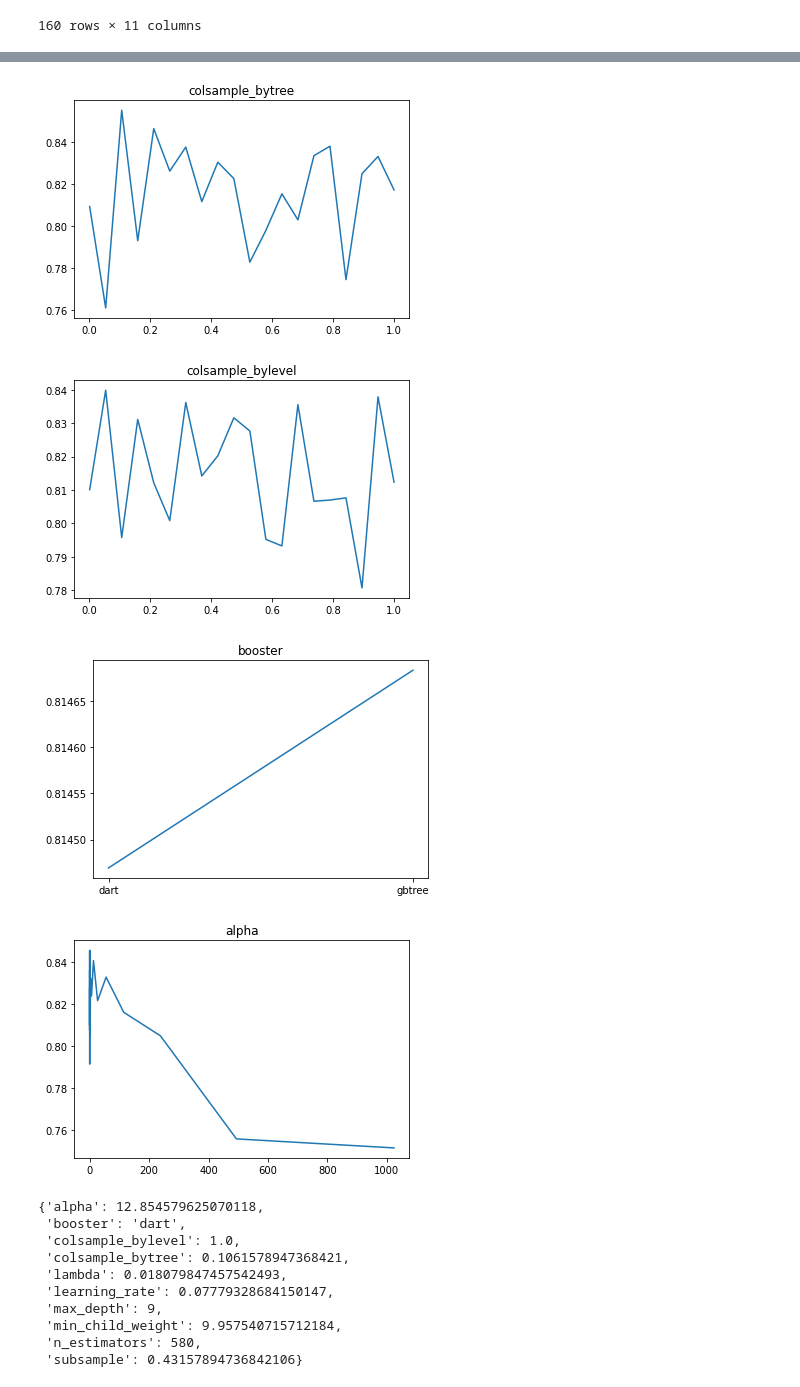
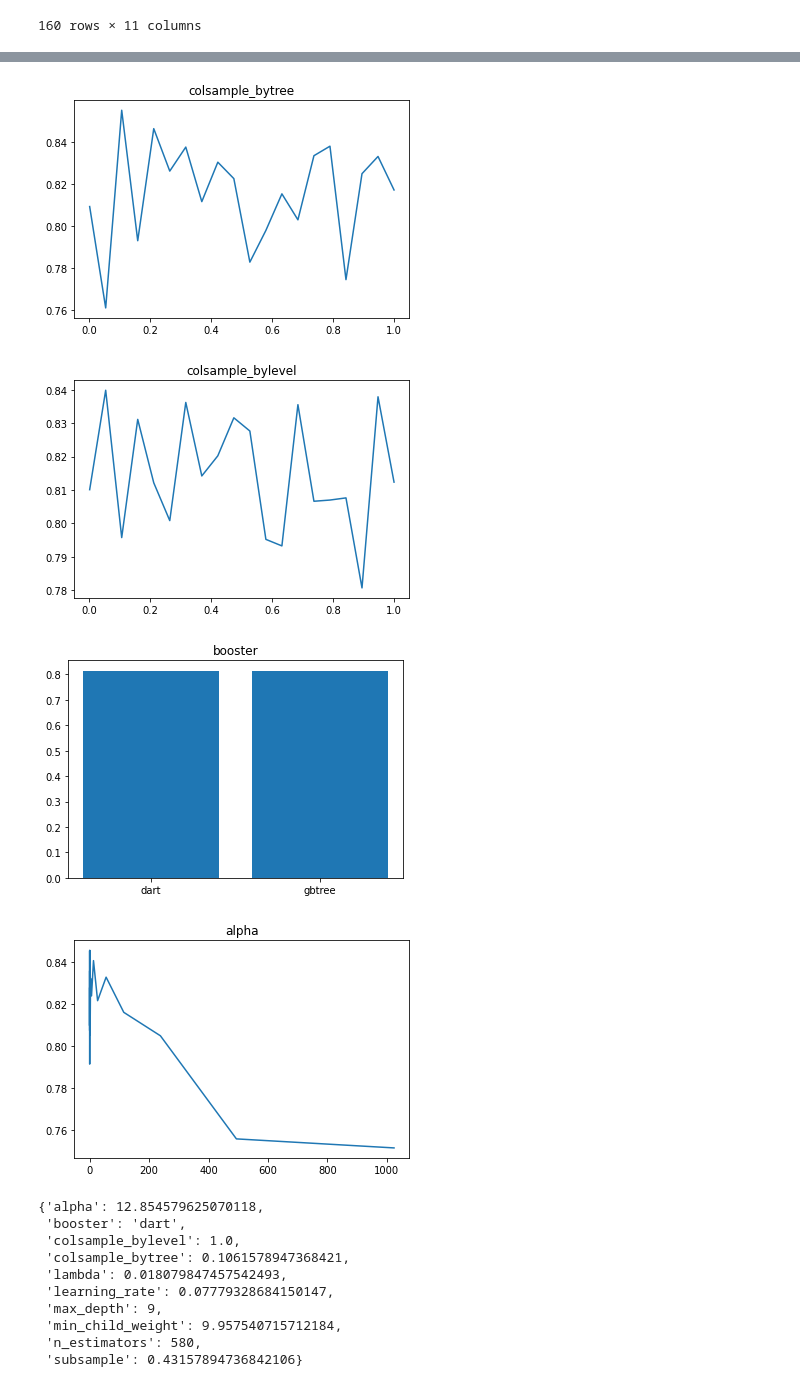
Before and after one commit to adrianstando/Research-Workshops-Rashomon-MIMIC-Machine-Learning, a Jupyter notebook: assignments/homework5/05_hiperparameters_influence.ipynb, the cells around one changed output, grey strips where cells are left out. Cells and saved outputs as stored; diff of their text form; code cells hidden in the pictures.

```diff
--- a/assignments/homework5/05_hiperparameters_influence.ipynb
+++ b/assignments/homework5/05_hiperparameters_influence.ipynb
@@ -56,20 +56,26 @@ df
 # %%
 for column in df.loc[:, df.columns != 'mean_test_score']:
   grouped_df = df[[column, 'mean_test_score']].groupby(as_index=False, by=[column]).mean()
-  plt.figure()
-  plt.plot(grouped_df[column],grouped_df['mean_test_score'])
+
+  if column == 'booster':
+    plt.bar(grouped_df[column],grouped_df['mean_test_score'])
+
+  else:
+    plt.figure()
+    plt.plot(grouped_df[column],grouped_df['mean_test_score'])
+
   plt.title(column)
   plt.show()
 # %% [output]
 [figure]
 [figure]
 [figure]
 [figure]
 [figure]
 [figure]
 [figure]
 [figure]
-[figure, old version]
+[figure, new version]
 [figure]
 # %%
 for
```
